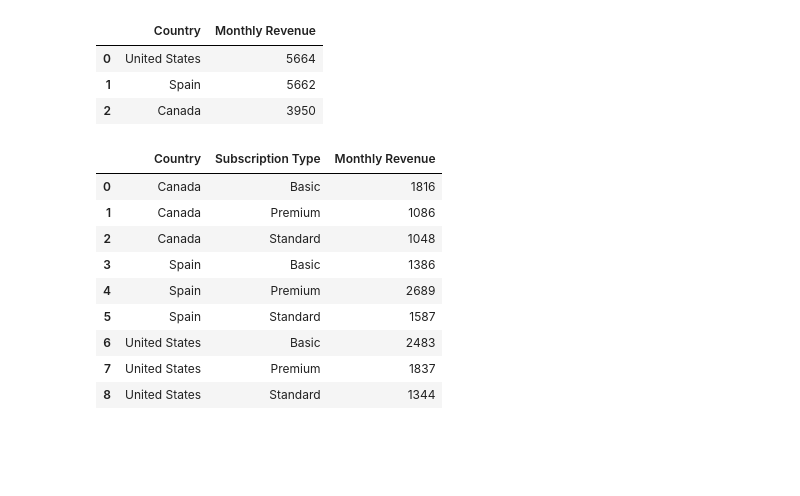
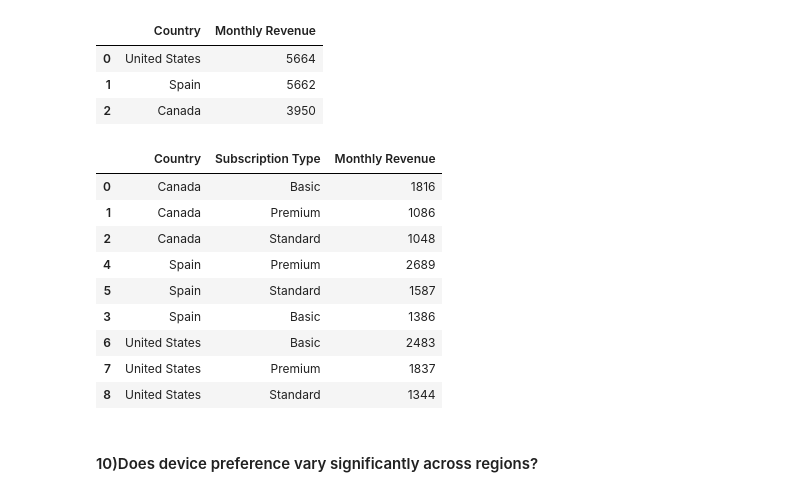
Before and after one commit to vaishnavipatel2805/Python_Libraries_Practice-, a Jupyter notebook: Pandas/Untitled.ipynb, the cells around one changed output. Drawn from its saved outputs; the diff is of its cells as text; code cells hidden in the pictures; blank space fills up the shorter version.

```diff
--- a/Pandas/Untitled.ipynb
+++ b/Pandas/Untitled.ipynb
@@ -684,14 +684,16 @@ Name: retention period_months, dtype: float64
 #### 5)How does age distribution differ between Basic, Standard, and Premium subscribers?
 # %%
 def age_grp(x):
-    if x<=20:
-        return "less than 20"
-    elif x>20 and x<=30:
-        return "21-30"
-    elif x>30 and x<=40:
-        return "31-40"
+    if x>=18 and x<=25:
+        return "18-25"
+    elif x>25 and x<=35:
+        return "26-35"
+    elif x>35 and x<=45:
+        return "36-45"
+    elif x>45 and x<=60:
+        return "46-60"
     else:
-        return "greater than 40"
+        return "60+"
 # %%
 netflix["age group"] = netflix["Age"].apply(age_grp)
 # %%
@@ -780,15 +782,17 @@ netflix.groupby("Country")["Monthly Revenue"].sum().sort_values(ascending = Fals
 # %%
 top = netflix[netflix["Country"].isin(["United States","Spain", "Canada"])]
 # %%
-top.groupby(["Country","Subscription Type"])["Monthly Revenue"].sum().reset_index()
+top.groupby(["Country","Subscription Type"])["Monthly Revenue"].sum().reset_index().sort_values(by = ["Country","Monthly Revenue"], ascending = [True, False])
 # %% [output]
 |  | Country | Subscription Type | Monthly Revenue |
 | 0 | Canada | Basic | 1816 |
 | 1 | Canada | Premium | 1086 |
 | 2 | Canada | Standard | 1048 |
-| 3 | Spain | Basic | 1386 |
 | 4 | Spain | Premium | 2689 |
 | 5 | Spain | Standard | 1587 |
+| 3 | Spain | Basic | 1386 |
 | 6 | United States | Basic | 2483 |
 | 7 | United States | Premium | 1837 |
 | 8 | United States | Standard | 1344 |
+# %% [markdown]
+#### 10)Does device preference vary significantly across regions?
```
Also changed, not shown: parts of 82 cells of this notebook, 1 other file.
